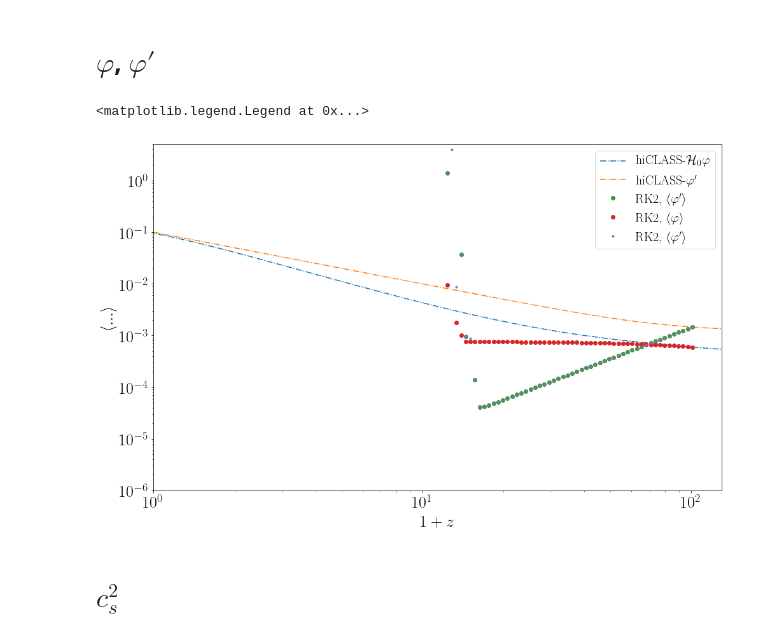
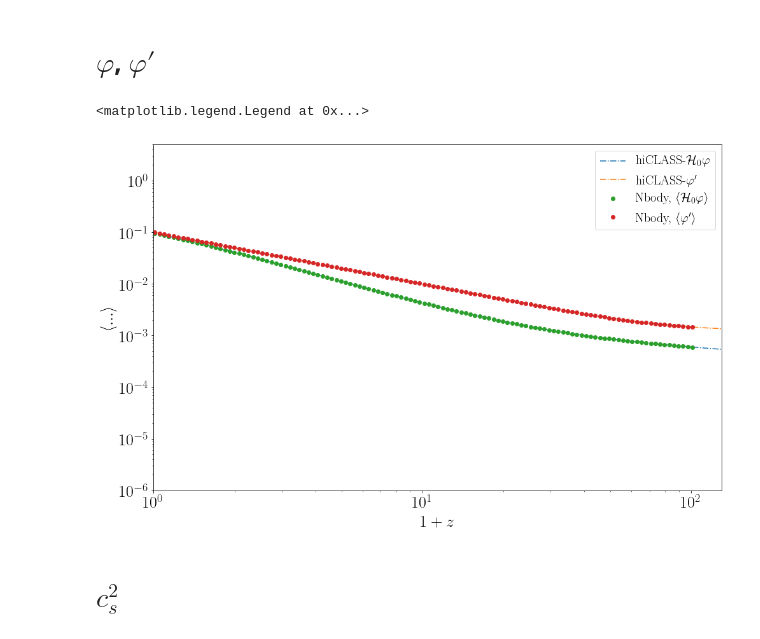
Before and after one commit to FarbodHassani/k-evolution_devel, a Jupyter notebook: Notebooks/kevolution_vs_hiclass.ipynb, the cells around one changed output. Saved outputs shown, nothing was run; the diff lists cells and outputs as text; code cells hidden in the pictures.

```diff
--- a/Notebooks/kevolution_vs_hiclass.ipynb
+++ b/Notebooks/kevolution_vs_hiclass.ipynb
@@ -59,7 +59,7 @@ direct = "./../Data/"
 data['class']['bg'] = np.loadtxt("./../../hi_class_pub_devel//output/kessence_power00_background.dat")
 
 # files=["LP-dt0d01-nKe10","LP-dt0d01-nKe60","Eu-dt0d01-nKe10","Eu-dt0d01-nKe60","RK2-dt0d04-nKe1"]
-files=["RK2"]
+files=["Nbody"]
 
 #############
 ### gevolution #
@@ -67,6 +67,8 @@ files=["RK2"]
 for k in files: #method
     print(k)
     data['Nbody'][k]=np.loadtxt("./../output//Result_avg.txt");
+    data['Nbody_bg'][k]=np.loadtxt("./../output/file__background.dat");
+
 # for i in range(1): #method
 # #     print(k)
 #     data['Nbody'][k]=np.loadtxt("./../output//Result_avg.txt");
@@ -107,14 +127,6 @@ class_file = data['class']['bg'];
 phi_smg = interp1d(class_file[:,0], class_file[:,30])
 phi_prime = interp1d(class_file[:,0], class_file[:,31])
 H_class = interp1d(class_file[:,0], class_file[:,3])
-# cs2 = interp1d(class_file[:,0], class_file[:,28])
-# p = interp1d(class_file[:,0], class_file[:,19])
-# rho = interp1d(class_file[:,0], class_file[:,18])
-# rho_cdm = interp1d(class_file[:,0], class_file[:,10])
-# rho_b = interp1d(class_file[:,0], class_file[:,9])
-# rho_crt = interp1d(class_file[:,0], class_file[:,12])
-# alpha_k = interp1d(class_file[:,0], class_file[:,22])
-# redshift = interp1d(class_file[:,0], class_file[:,2])
 
 #####################
 plt.figure(figsize=(16,10))
@@ -131,42 +143,42 @@ plt.rc('font', **font)
 
 # cs2_hiclass = cs2(class_file[:,0]);
 phi_hiclass = phi_smg (class_file[:,0])
 phi_p_hiclass = phi_prime (class_file[:,0])
 
 H0 = H_class(0.0);
 
 plt.plot(1+class_file[:,0],phi_hiclass*H0,"-.",label=r"hiCLASS-$ \mathcal H_0\varphi$")
 plt.plot(1+class_file[:,0],phi_p_hiclass,"-.",label=r"hiCLASS-$\varphi'$")
 
 
 
-for k in files: #method
-    avg_file_out = data['Nbody'][k];
-#     phi_gev = interp1d(avg_file_out[:,0],avg_file_out[:,1])
-#     phi_prime_gev = interp1d(avg_file_out[:,0],avg_file_out[:,2])
+# for k in files: #method
+#     avg_file_out = data['Nbody'][k];
+# #     phi_gev = interp1d(avg_file_out[:,0],avg_file_out[:,1])
+# #     phi_prime_gev = interp1d(avg_file_out[:,0],avg_file_out[:,2])
 
-#     plt.plot(1+avg_file_out[:,0],np.abs(avg_file_out[:,1]),".",label=k+r", $\langle \varphi \rangle$")
-    plt.plot(1+avg_file_out[:,0],avg_file_out[:,2],"o",label=k+r", $\langle \varphi' \rangle$")
+# #     plt.plot(1+avg_file_out[:,0],np.abs(avg_file_out[:,1]),".",label=k+r", $\langle \varphi \rangle$")
+#     plt.plot(1+avg_file_out[:,0],avg_file_out[:,2],"o",label=k+r", $\langle \varphi' \rangle$")
 
 for k in files: #method
     avg_file_out = data['Nbody'][k];
 #     phi_gev = interp1d(avg_file_out[:,0],avg_file_out[:,1])
 #     phi_prime_gev = interp1d(avg_file_out[:,0],avg_file_out[:,2])
 
-    plt.plot(1+avg_file_out[:,0],avg_file_out[:,1],"o",label=k+r", $\langle \varphi \rangle$")
-    plt.plot(1+avg_file_out[:,0],np.abs(avg_file_out[:,2]),".",label=k+r", $\langle \varphi' \rangle$")
+    plt.plot(1+avg_file_out[:,0],avg_file_out[:,1],"o",label=k+r", $\langle \mathcal{H}_0 \varphi \rangle$")
+    plt.plot(1+avg_file_out[:,0],np.abs(avg_file_out[:,2]),"o",label=k+r", $\langle \varphi' \rangle$")
 
 
 plt.ylabel(r"$\langle ...\rangle$")
 plt.xlabel(r"$1+z$")
 plt.xlim(1, 130 )
 plt.ylim(1.e-6, 5.e0)
 plt.yscale('log')
 plt.xscale('log')
 plt.legend(fontsize=20)
 # %% [output]
 <matplotlib.legend.Legend at 0x...>
-[figure, old version]
+[figure, new version]
 # %% [markdown]
 #  $c_s^2$
 # %%
```
Also changed, not shown: parts of 13 cells of this notebook, 7 other files.
